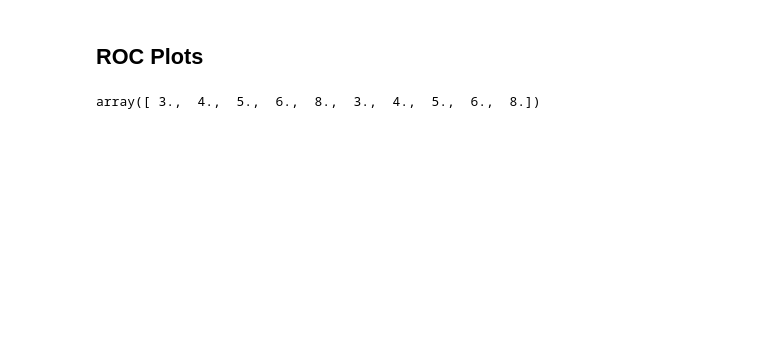
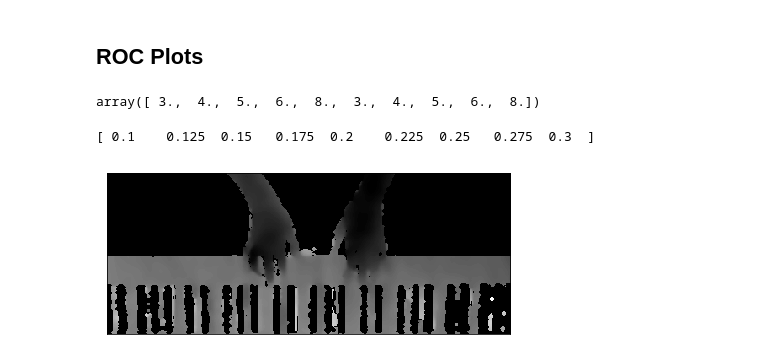
Before and after one commit to davidsjohnson/VPT2, a Jupyter notebook: CMJ Stuff.ipynb, the cells around one changed output. Saved outputs shown, nothing was run; the diff lists cells and outputs as text; code cells hidden in the pictures; blank space fills up the shorter version.

```diff
--- a/CMJ Stuff.ipynb
+++ b/CMJ Stuff.ipynb
@@ -201,0 +212,18 @@ array([ 3.,  4.,  5.,  6.,  8.,  3.,  4.,  5.,  6.,  8.])
+# %%
+print(radii)
+# %% [output]
+[ 0.1    0.125  0.15   0.175  0.2    0.225  0.25   0.275  0.3  ]
+# %%
+from skimage.transform import rotate
+from sklearn.preprocessing import normalize
+img = load_depthmap("data/posture/p1/p1e/000387.bin")
+img = img.astype(float)
+img[img!=0] = (img[img!=0] - np.min(np.abs(img[img!=0]))) / ( np.max(np.abs(img[img!=0])) - np.min(np.abs(img[img!=0])))
+img = img[:, ::-1]
+# %%
+plt.imshow(img, cmap="gray")
+plt.tick_params(axis="both", which="both", bottom="off", top="off", labelbottom="off", labelleft="off", left="off")
+plt.tight_layout()
+# plt.savefig("/Users/fortjay81/Dropbox/Uvic/dissertation/publications/1_WIP/CMJ_VPT_2017/figures/depth-map.jpg")
+# %% [output]
+[figure, added]
```
Also changed, not shown: parts of 9 cells of this notebook, 12 other files.
